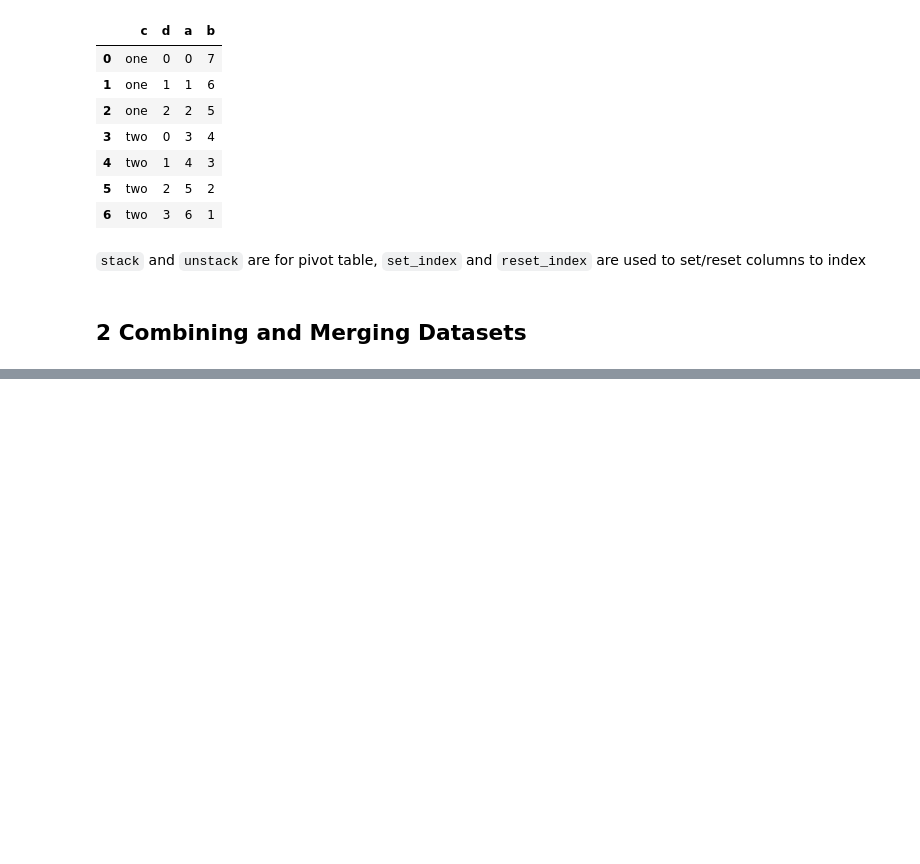
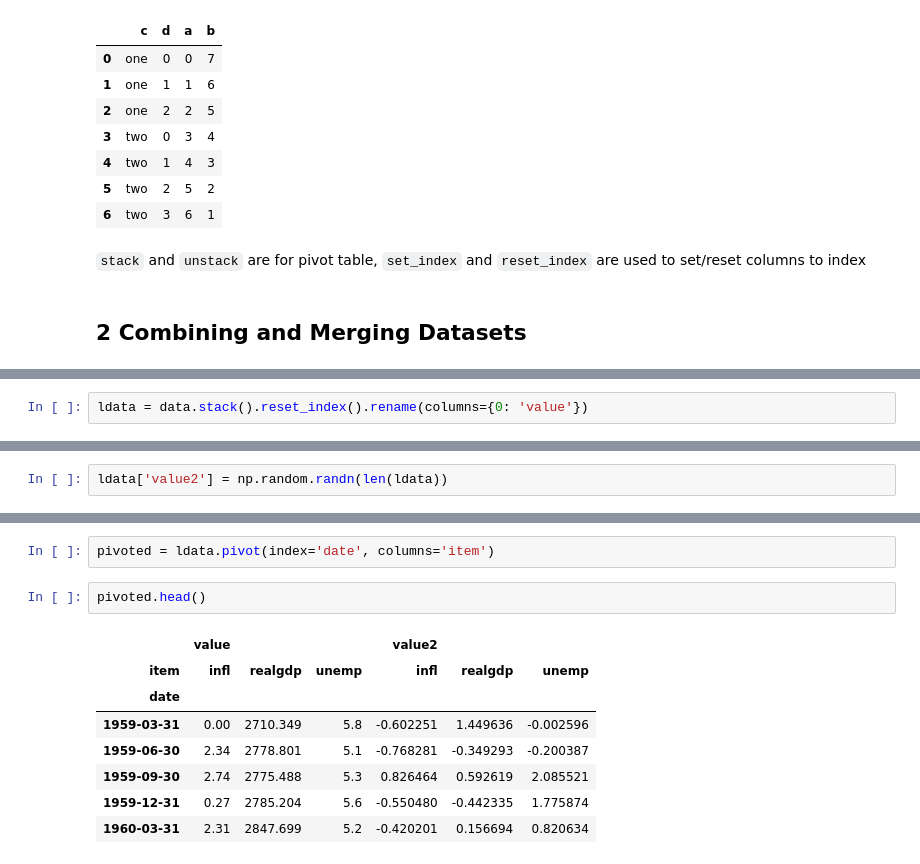
Before and after one commit to Gakun/python_for_data_analysis, a Jupyter notebook: CH8 - Data Wrangling_Join, Combine, and Reshape.ipynb, the cells around one changed output, grey strips where cells are left out. Cells and saved outputs as stored; diff of their text form; blank space fills up the shorter version.

```diff
--- a/CH8 - Data Wrangling_Join, Combine, and Reshape.ipynb
+++ b/CH8 - Data Wrangling_Join, Combine, and Reshape.ipynb
@@ -284,0 +955,2 @@ frame2.reset_index()
+# %%
+ldata = data.stack().reset_index().rename(columns={0: 'value'})
@@ -284,0 +990,2 @@ frame2.reset_index()
+# %%
+ldata['value2'] = np.random.randn(len(ldata))
@@ -284,0 +1006,13 @@ frame2.reset_index()
+# %%
+pivoted = ldata.pivot(index='date', columns='item')
+# %%
+pivoted.head()
+# %% [output]
+|  | value |  |  | value2 |  |  |
+| item | infl | realgdp | unemp | infl | realgdp | unemp |
+| date |  |  |  |  |  |  |
+| 1959-03-31 | 0.00 | 2710.349 | 5.8 | -0.602251 | 1.449636 | -0.002596 |
+| 1959-06-30 | 2.34 | 2778.801 | 5.1 | -0.768281 | -0.349293 | -0.200387 |
+| 1959-09-30 | 2.74 | 2775.488 | 5.3 | 0.826464 | 0.592619 | 2.085521 |
+| 1959-12-31 | 0.27 | 2785.204 | 5.6 | -0.550480 | -0.442335 | 1.775874 |
+| 1960-03-31 | 2.31 | 2847.699 | 5.2 | -0.420201 | 0.156694 | 0.820634 |
```
Also changed, not shown: parts of 151 cells of this notebook.
